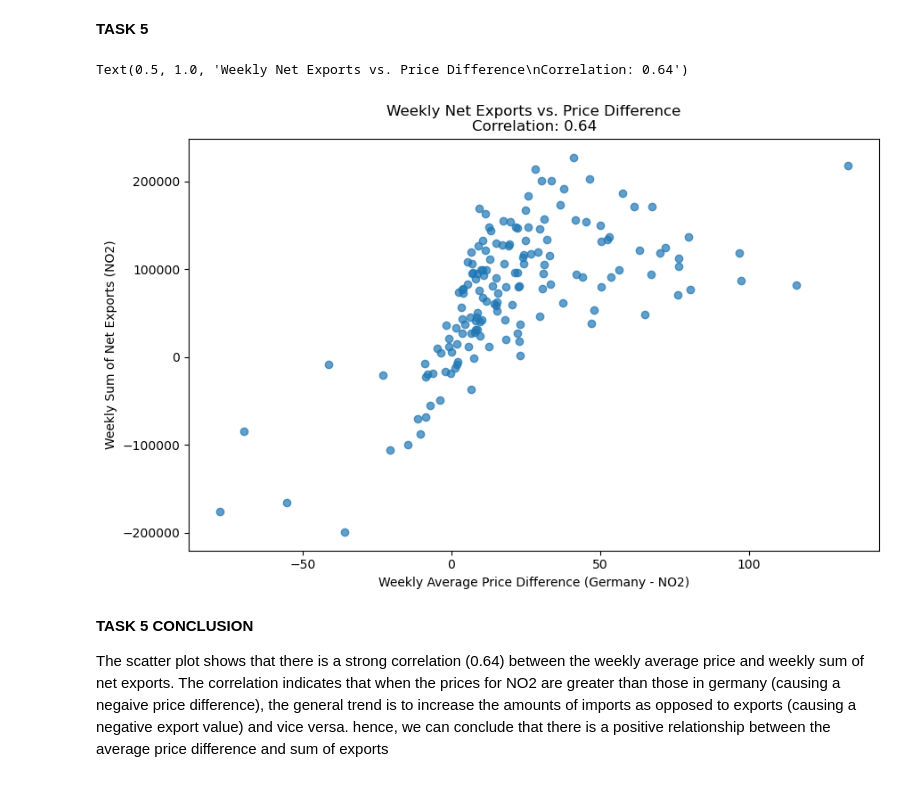
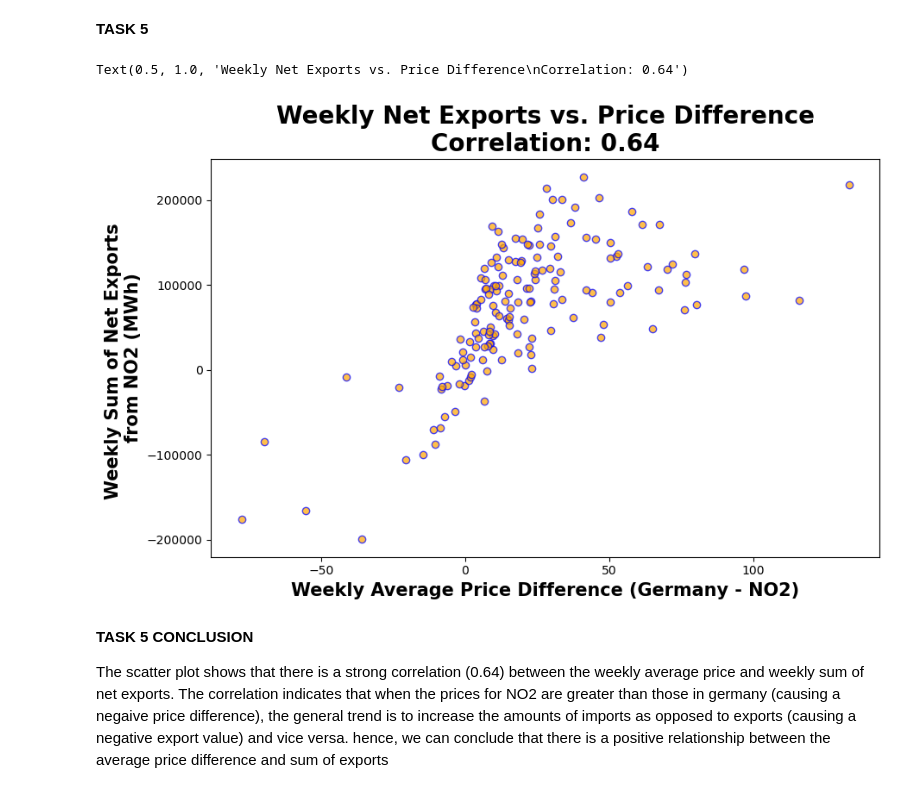
Before and after one commit to JoggiLJ/TECH_2_TERMPAPER, a Jupyter notebook: task.ipynb, the cells around one changed output. Cells and saved outputs as stored; diff of their text form; code cells hidden in the pictures.

Commit message:
stylizing graphs

```diff
--- a/task.ipynb
+++ b/task.ipynb
@@ -302,18 +285,16 @@ correlation, _ = pearsonr(combined_data['WeeklyPriceDifference'], combined_data[
 # %%
 #Plot the figure, showing the weekly sum of net exports in NO2 on the y-axis
 # and the weekly average price difference between Germany and NO2 on the x-axis
 plt.figure(figsize=(10, 6))
-plt.scatter(combined_data['WeeklyPriceDifference'], combined_data['WeeklyNetFlow'], alpha=0.7)
-plt.xlabel('Weekly Average Price Difference (Germany - NO2)')
-plt.ylabel('Weekly Sum of Net Exports (NO2)')
+plt.scatter(combined_data['WeeklyPriceDifference'], combined_data['WeeklyNetFlow'], alpha=0.7, edgecolors='blue', color = 'orange')
+plt.xlabel('Weekly Average Price Difference (Germany - NO2)', fontsize = 15, fontweight = 'bold')
+plt.ylabel('Weekly Sum of Net Exports \nfrom NO2 (MWh)', fontsize = 15, fontweight = 'bold')
 
 #Adding the correlation coefficient in the figure title
-plt.title(f"Weekly Net Exports vs. Price Difference\nCorrelation: {correlation:.2f}")
-
-#Saving the figure
+plt.title(f"Weekly Net Exports vs. Price Difference\nCorrelation: {correlation:.2f}", fontsize = 20, fontweight = 'bold')
 # %% [output]
 Text(0.5, 1.0, 'Weekly Net Exports vs. Price Difference\nCorrelation: 0.64')
-[figure, old version]
+[figure, new version]
 # %% [markdown]
 **TASK 5 CONCLUSION**
 
```
Also changed, not shown: parts of 3 cells of this notebook.
